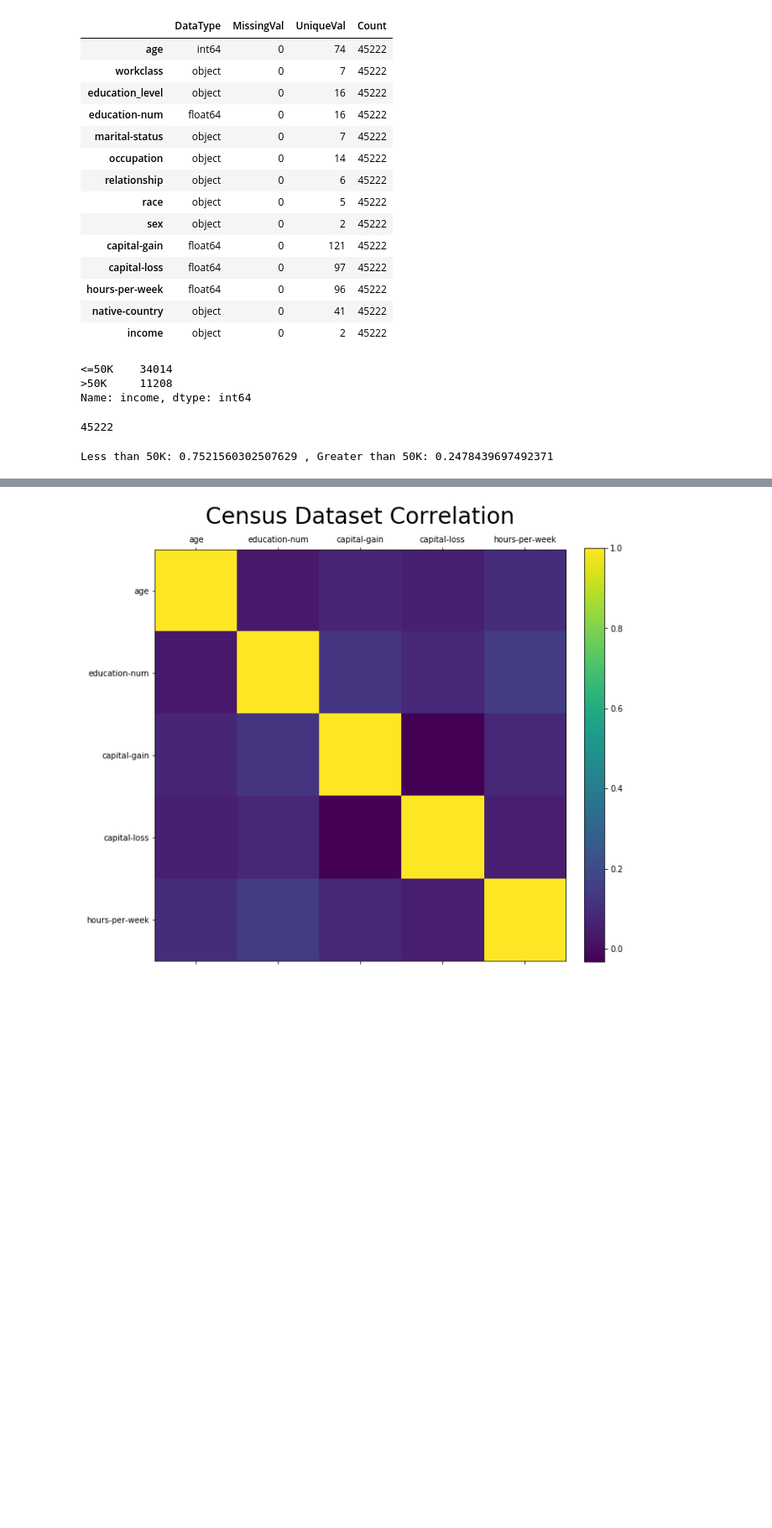
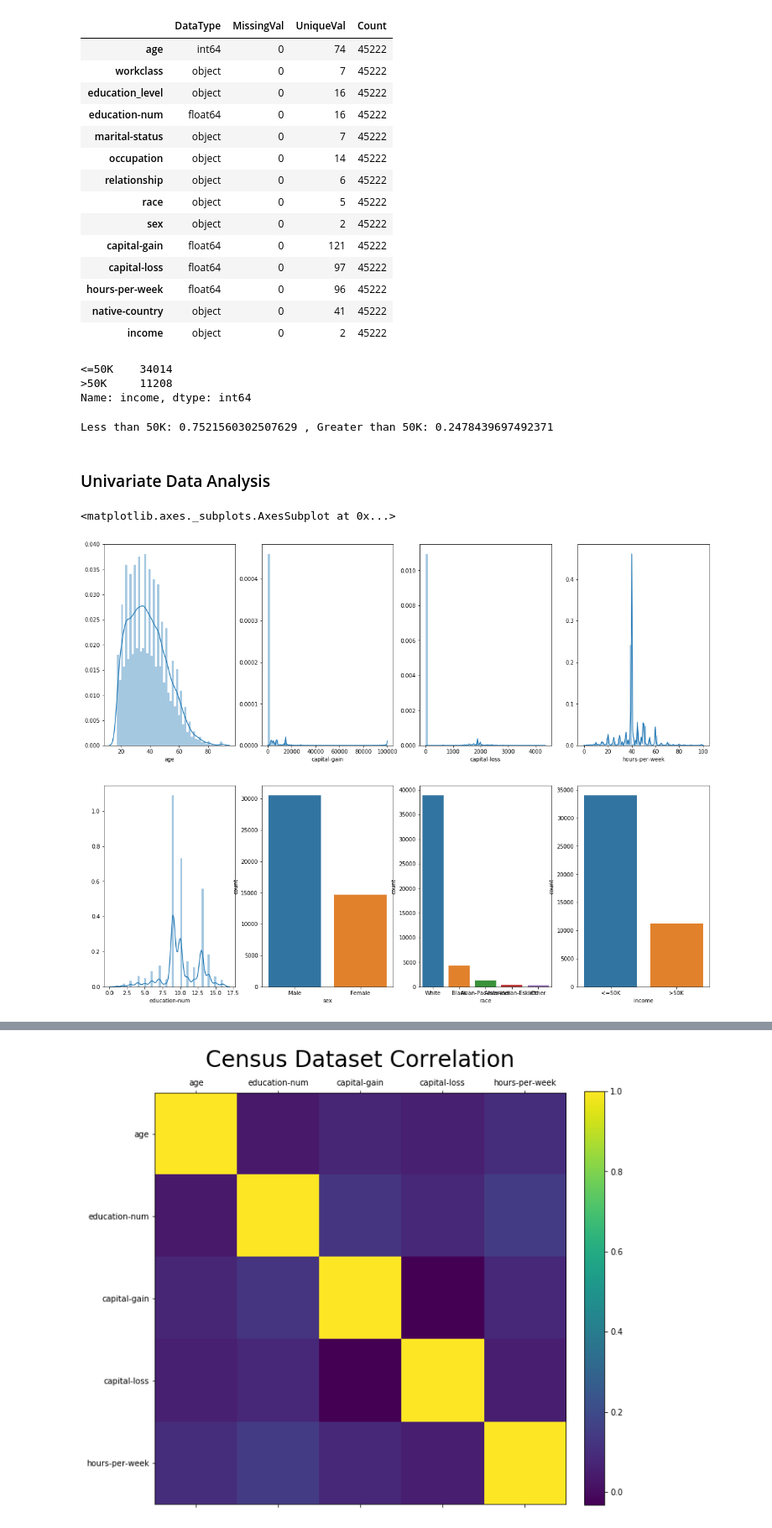
Before and after one commit to 7saheelahmed/Census-Donors-Prediction, a Jupyter notebook: Census Donors Prediction.ipynb, the cells around one changed output, grey strips where cells are left out. Shown at 84% size. Cells and saved outputs as stored; diff of their text form; code cells hidden in the pictures; blank space fills up the shorter version.

```diff
--- a/Census Donors Prediction.ipynb
+++ b/Census Donors Prediction.ipynb
@@ -66,14 +117,11 @@ Data_dict
 | hours-per-week | float64 | 0 | 96 | 45222 |
 | native-country | object | 0 | 41 | 45222 |
 | income | object | 0 | 2 | 45222 |
-# %%
-df.income.value_counts()
-# %% [output]
-<=50K    34014
->50K     11208
-Name: income, dtype: int64
-# %%
-len(df.income)
-# %% [output]
-45222
+# %%
+# printing the target labels .The dataset contains atleast 34k entries of people earning less than 50k and just over 11k entries of people earning more than 50k.
+df.income.value_counts()
+# %% [output]
+<=50K    34014
+>50K     11208
+Name: income, dtype: int64
 # %%
@@ -82,3 +131,18 @@ greater_than_50K = df.income.value_counts()[1]/len(df.income)
 print('Less than 50K: {} , Greater than 50K: {}'.format(less_than_50K,greater_than_50K))
 # %% [output]
 Less than 50K: 0.7521560302507629 , Greater than 50K: 0.2478439697492371
+# %% [markdown]
+### Univariate Data Analysis
+# %%
+fig , axes = plt.subplots(2, 4, figsize = (20,15) )
+sns.distplot(df['age'] , kde = True , ax = axes[0,0])
+sns.distplot(df['capital-gain'] , kde = True , ax = axes[0,1])
+sns.distplot(df['capital-loss'] , kde = True , ax = axes[0,2])
+sns.distplot(df['hours-per-week'] , kde = True , ax = axes[0,3])
+sns.distplot(df['education-num'] , kde = True , ax = axes[1,0])
+sns.countplot('sex' , data = df, ax = axes[1,1])
+sns.countplot('race' , data = df, ax = axes[1,2])
+sns.countplot('income' , data = df, ax = axes[1,3])
+# %% [output]
+<matplotlib.axes._subplots.AxesSubplot at 0x...>
+[figure, added]
```
Also changed, not shown: parts of 39 cells of this notebook.
